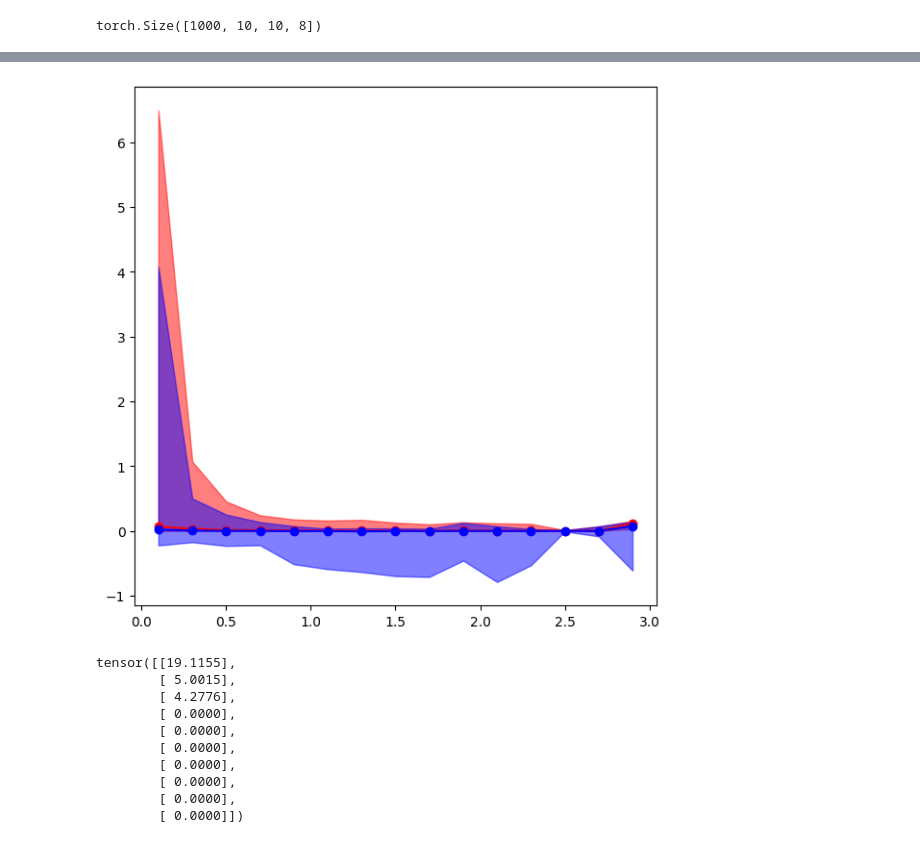
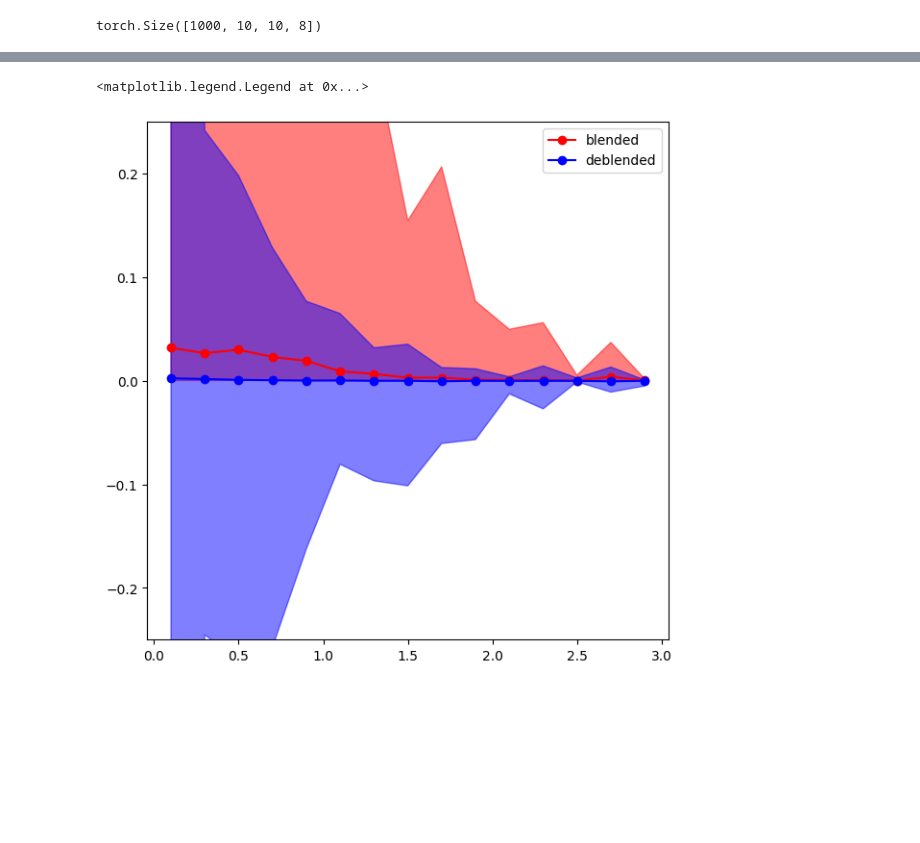
Before and after one commit to ismael-mendoza/bliss, a Jupyter notebook: experiment/notebooks/explore/new-results-deblender1.ipynb, the cells around one changed output, grey strips where cells are left out. Saved outputs shown, nothing was run; the diff lists cells and outputs as text; code cells hidden in the pictures; blank space fills up the shorter version.

```diff
--- a/experiment/notebooks/explore/new-results-deblender1.ipynb
+++ b/experiment/notebooks/explore/new-results-deblender1.ipynb
@@ -84,18 +85,23 @@ images.shape, single_centered.shape
 # %%
+# NOTE: Need to do this BEFORE removing multiple sources in one tile below.
+# otherwise the single_centered images are not aligned with the catalog!
+# might be interesting to remember that converting to tile_params and then to full catalog
+# shuffles the positions of individual objects too.
+
+
 # get true fluxes, fluxerr, snr
-from copy import deepcopy
 from einops import reduce
 
-n_batches = truth.n_sources.shape[0]
+n_batches = _truth.n_sources.shape[0]
 
-fluxes = torch.zeros((n_batches, truth.max_n_sources, 1))
-fluxerrs = torch.zeros((n_batches, truth.max_n_sources, 1))
-snrs = torch.zeros((n_batches, truth.max_n_sources, 1))
+fluxes = torch.zeros((n_batches, _truth.max_n_sources, 1))
+fluxerrs = torch.zeros((n_batches, _truth.max_n_sources, 1))
+snrs = torch.zeros((n_batches, _truth.max_n_sources, 1))
 
 
 for ii in range(n_batches):
-    n_sources = truth.n_sources[ii].item()
-    _plocs = truth.plocs[ii]
+    n_sources = _truth.n_sources[ii].item()
+    _plocs = _truth.plocs[ii]
     # TODO: Should we remove the padding for this calculation? how about for detections?
     image = images[ii, 0] - paddings[ii, 0]
     y = _plocs[:, 0].numpy() + BP - 0.5
@@ -103,7 +109,7 @@ for ii in range(n_batches):
 
     # we obtain new 'residual images' which consist of subtracting every galaxy except one
     # from full images
-    each_galaxy = single_centered[ii, :, 0] # n h w
+    each_galaxy = galaxy_uncentered[ii, :, 0]  # n h w
     all_galaxies = rearrange(reduce(each_galaxy, 'n h w -> h w', 'sum'), 'h w -> 1 h w')
     other_galaxies = all_galaxies - each_galaxy
     residual_images = rearrange(image, 'h w -> 1 h w') - other_galaxies
@@ -120,6 +126,6 @@ for ii in range(n_batches):
     fluxerrs[ii, :n_sources, 0] = torch.tensor(_fluxerrs)
     snrs[ii, :n_sources, 0] = torch.tensor(_fluxes) / torch.tensor(_fluxerrs)
 
-truth['fluxes_sep'] = fluxes
-truth['fluxerrs'] = fluxerrs
-truth['snr'] = snrs
+_truth['fluxes_sep'] = fluxes
+_truth['fluxerrs'] = fluxerrs
+_truth['snr'] = snrs
@@ -183,7 +207,7 @@ est = est_tiled_cat.to_full_params()
 # now we need to get full sized images with each individual galaxy, in the correct location.
 # this is so we can measure flux on images that have every galaxy except one subtracted
 # this seems difficult given our current functions
-#  we can actually cleverly zero out galaxy_bools to achieve this
+# we can actually cleverly zero out galaxy_bools to achieve this
 from copy import deepcopy
 
 from bliss.render_tiles import render_galaxy_ptiles, reconstruct_image_from_ptiles
@@ -193,7 +217,7 @@ n_images = images.shape[0]
 n_batches = math.ceil(n_images / batch_size)
 
 
-recon_centered = torch.zeros((n_images, est.max_n_sources, 1, images.shape[-2], images.shape[-1]))
+recon_uncentered = torch.zeros((n_images, est.max_n_sources, 1, images.shape[-2], images.shape[-1]))
 
 for ii in tqdm(range(est.max_n_sources)):
     # get mask
@@ -220,4 +244,4 @@ for ii in tqdm(range(est.max_n_sources)):
         images_ii.append(galaxy_images)
 
     images_ii = torch.concatenate(images_ii, axis=0)
-    recon_centered[:, ii, :, :, :] = images_ii
+    recon_uncentered[:, ii, :, :, :] = images_ii
@@ -281,11 +304,12 @@ for ii in range(n_batches):
     _plocs = est.plocs[ii]
     y = _plocs[:, 0].numpy() + BP - 0.5
     x = _plocs[:, 1].numpy() + BP - 0.5
+    # TODO: Should we remove the padding for this calculation?
     image = images[ii, 0] - paddings[ii, 0]
 
     # we obtain new 'residual images' which consist of subtracting every galaxy except one
     # from full images
-    each_galaxy = recon_centered[ii, :, 0] # n h w
+    each_galaxy = recon_uncentered[ii, :, 0] # n h w
     all_galaxies = rearrange(reduce(each_galaxy, 'n h w -> h w', 'sum'), 'h w -> 1 h w')
     other_galaxies = all_galaxies - each_galaxy
     residual_images = rearrange(image, 'h w -> 1 h w') - other_galaxies
@@ -335,21 +359,11 @@ plt.xscale('log')
 # %%
 from bliss.plotting import scatter_shade_plot
 
 fig, ax = plt.subplots(1, 1, figsize=(7,7))
-scatter_shade_plot(ax, snr.log10(), res1, delta=0.2, alpha=0.5, qs=(0.1, 0.9), xlims=(0, 3), color='r')
-scatter_shade_plot(ax, snr.log10(), res2, delta=0.2, alpha=0.5, qs=(0.1, 0.9), xlims=(0, 3), color='b')
+scatter_shade_plot(ax, snr.log10(), res1, delta=0.2, alpha=0.5, qs=(0.1, 0.9), xlims=(0, 3), color='r', label='blended')
+scatter_shade_plot(ax, snr.log10(), res2, delta=0.2, alpha=0.5, qs=(0.1, 0.9), xlims=(0, 3), color='b', label='deblended')
+plt.ylim(-0.25, 0.25)
+plt.legend()
 # %% [output]
+<matplotlib.legend.Legend at 0x...>
-[figure, old version]
+[figure, new version]
-# %%
-truth['snr'][0]
-# %% [output]
-tensor([[19.1155],
-        [ 5.0015],
-        [ 4.2776],
-        [ 0.0000],
-        [ 0.0000],
-        [ 0.0000],
-        [ 0.0000],
-        [ 0.0000],
-        [ 0.0000],
-        [ 0.0000]])
```
Also changed, not shown: parts of 21 cells of this notebook.
